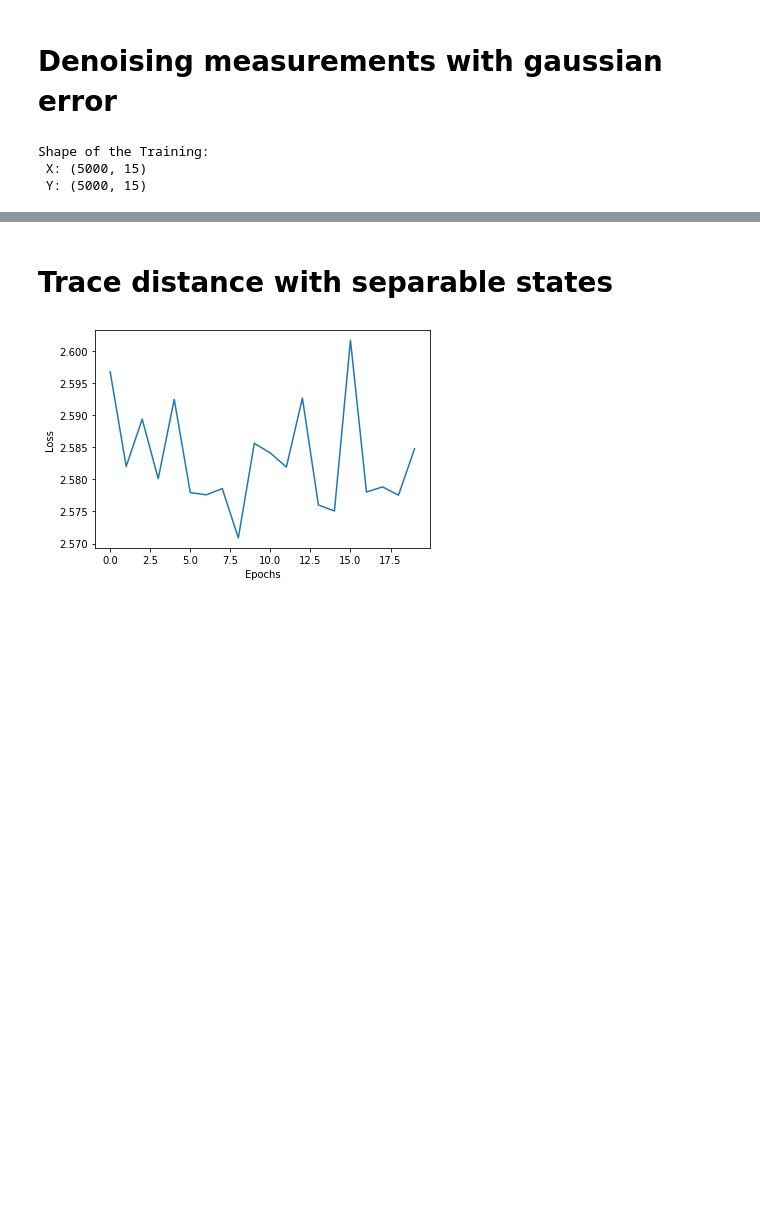
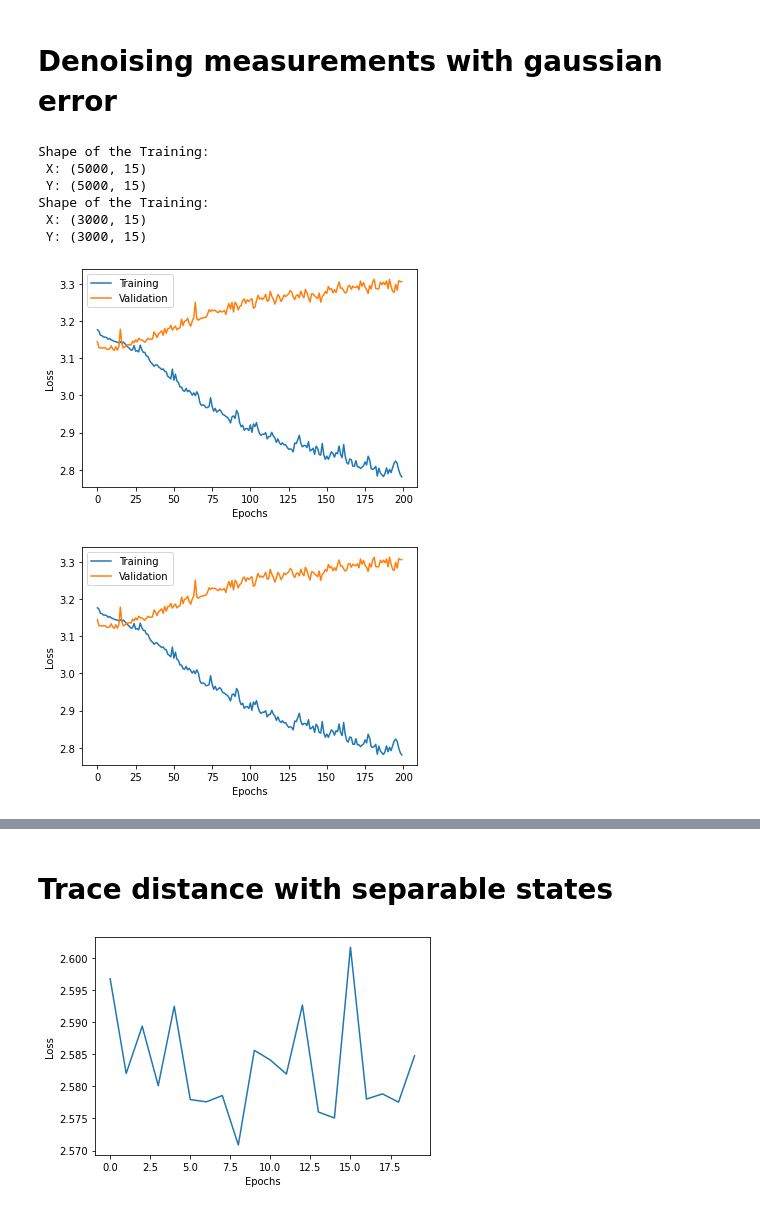
Before and after one commit to nahumsa/DM-Reconstruction, a Jupyter notebook: Reconstruct DM.ipynb, the cells around one changed output, grey strips where cells are left out. Saved outputs shown, nothing was run; the diff lists cells and outputs as text; code cells hidden in the pictures; blank space fills up the shorter version.

```diff
--- a/Reconstruct DM.ipynb
+++ b/Reconstruct DM.ipynb
@@ -182,10 +153,14 @@ Y_test = np.array(create_x(measurements_test))
 labels_test = np.array(labels_test)
 
 print(f"Shape of the Training: \n X: {X_train.shape} \n Y: {Y_train.shape}")
+print(f"Shape of the Training: \n X: {X_test.shape} \n Y: {Y_test.shape}")
 # %% [output]
 Shape of the Training:
  X: (5000, 15)
  Y: (5000, 15)
+Shape of the Training:
+ X: (3000, 15)
+ Y: (3000, 15)
 # %%
 from Models.TVAE import TraceVAE
 from Utils.QMetrics import trace_loss
@@ -285,14 +304,17 @@ dataset = dataset.shuffle(buffer_size=1024).batch(batchsize)
 # %%
 from Utils.Plotter import PeriodicPlotter
 
 r_loss = 10.
 beta = 1e-2
-epochs = 1
+epochs = 200
 
 # Periodic Plotter for loss
 plotter = PeriodicPlotter(sec=5, xlabel='Epochs', ylabel='Loss')
 
-loss_epochs = denoising.training(dataset, epochs, r_loss, beta, Plotter=plotter)
+loss_epochs = denoise.training(dataset, epochs, r_loss, beta, Plotter=plotter, test=val_dataset)
+# %% [output]
+[figure, added]
+[figure, added]
 # %%
 fig = plt.figure(figsize=(14,5))
 gs = fig.add_gridspec(1, 3)
```
Also changed, not shown: parts of 6 cells of this notebook.
